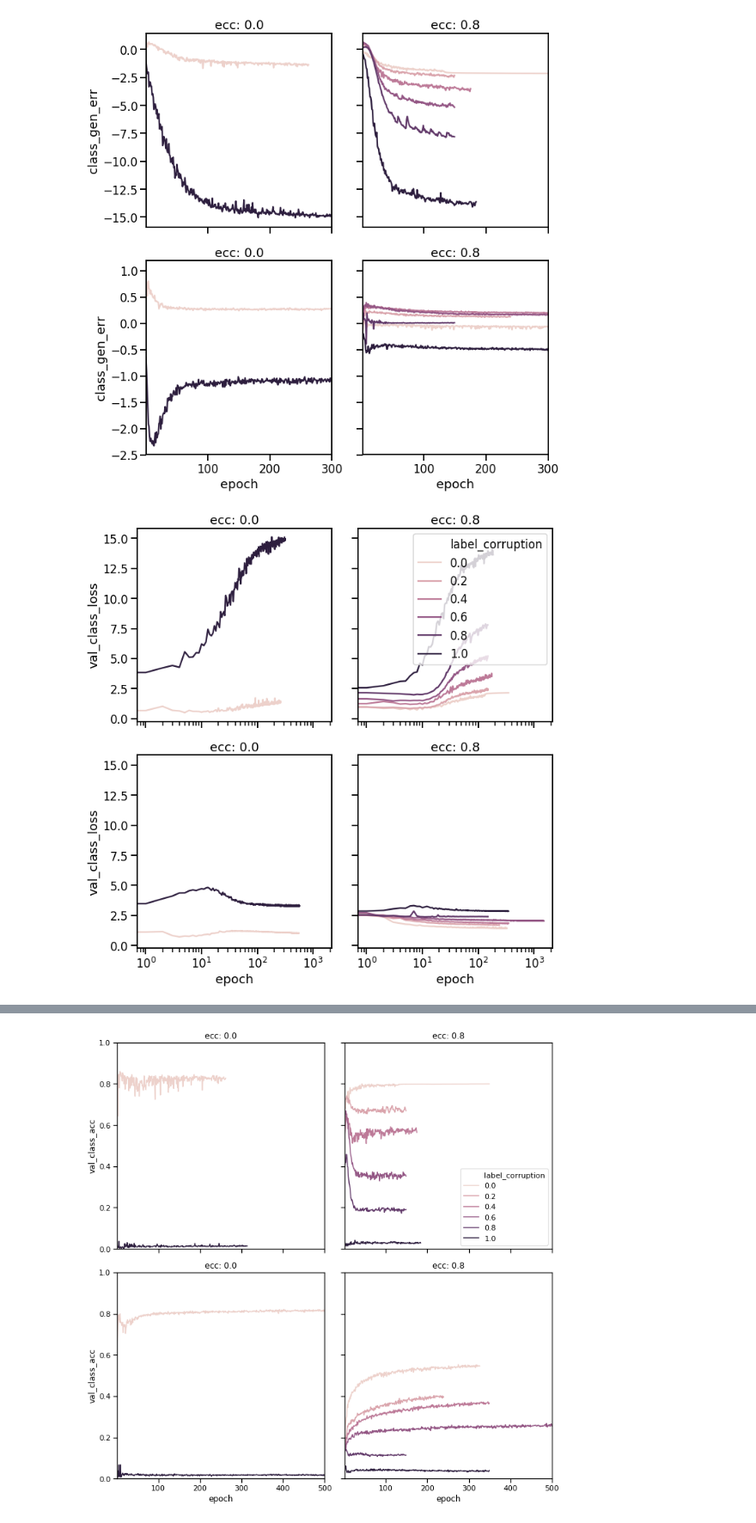
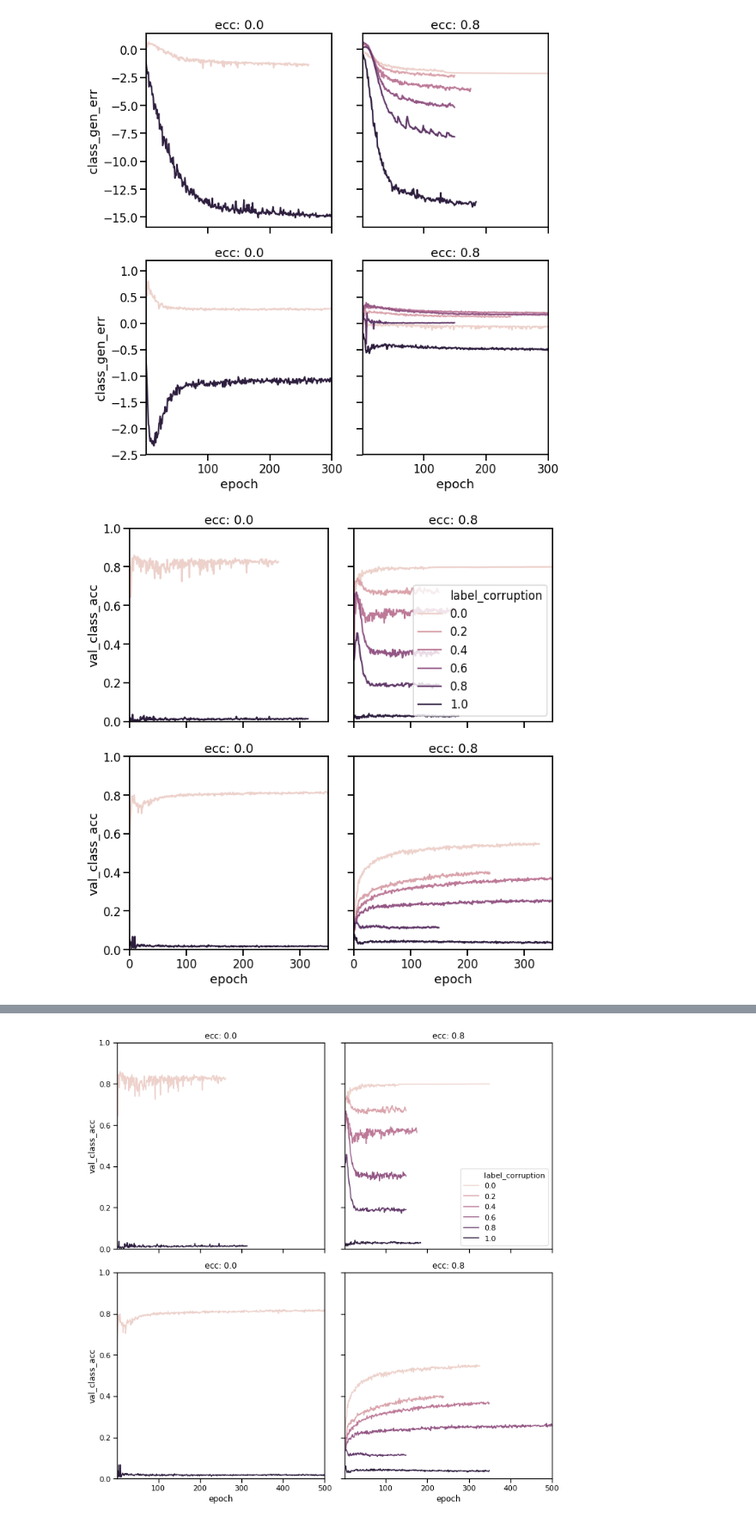
Before and after one commit to elijahc/vae, a Jupyter notebook: notebooks/corrupted_labels_small_z.ipynb, the cells around one changed output, grey strips where cells are left out. Shown at 86% size. Cells and saved outputs as stored; diff of their text form; code cells hidden in the pictures.

```diff
--- a/notebooks/corrupted_labels_small_z.ipynb
+++ b/notebooks/corrupted_labels_small_z.ipynb
@@ -305,6 +308,6 @@ fig = recon_ecc_grid(metric='class_gen_err',
 [figure]
 # %%
 sns.set_context('talk')
-fig = recon_ecc_grid(metric='val_class_loss',subplot_kw={'xscale':'log'},sharey=True)
+fig = recon_ecc_grid(metric='val_class_acc',subplot_kw={'xlim':(0,350),'ylim':(0,1)},sharey=True)
 # %% [output]
-[figure, old version]
+[figure, new version]
```
Also changed, not shown: parts of 6 cells of this notebook, 7 other files.
